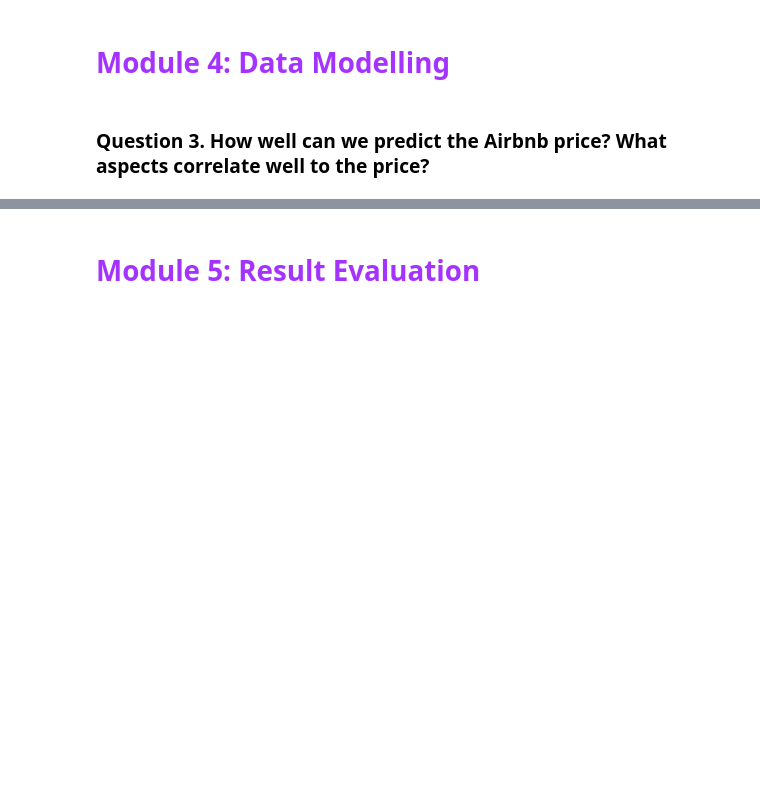
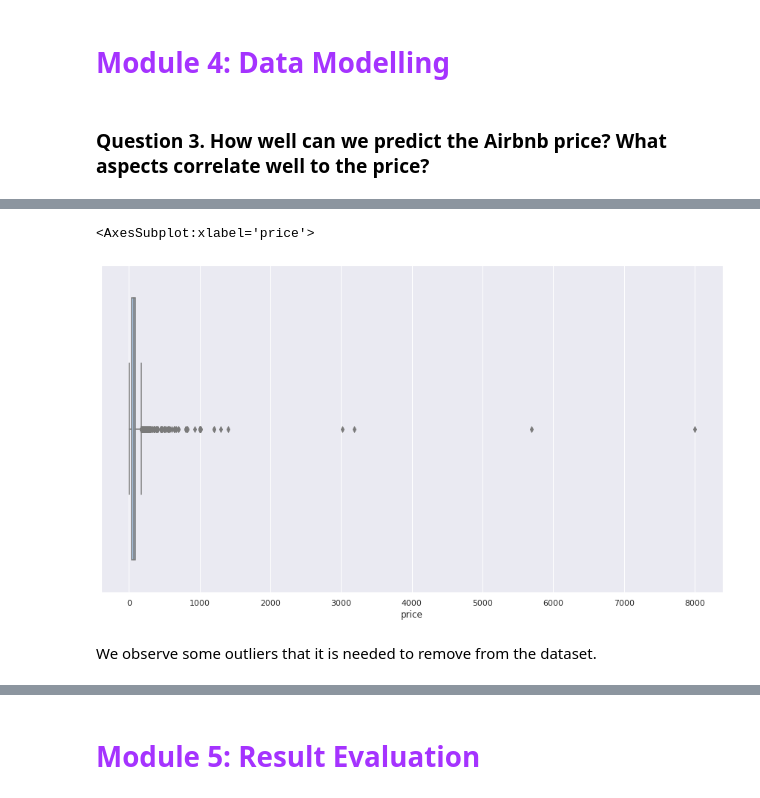
Before and after one commit to MartaBallesterB/DS_projects_nanodegree, a Jupyter notebook: Writing a Data Scientist Blog Post/Valencia_Airbnb_dataset.ipynb, the cells around one changed output, grey strips where cells are left out. Saved outputs shown, nothing was run; the diff lists cells and outputs as text; code cells hidden in the pictures; blank space fills up the shorter version.

```diff
--- a/Writing a Data Scientist Blog Post/Valencia_Airbnb_dataset.ipynb
+++ b/Writing a Data Scientist Blog Post/Valencia_Airbnb_dataset.ipynb
@@ -653,0 +375,11 @@ Accuracy: 63.4 %.
+# %%
+listings_copy = listings_copy.drop(columns=['id', 'name', 'description', 'neighborhood_overview',
+                                           'neighbourhood', 'minimum_minimum_nights', 'maximum_minimum_nights',
+                                            'minimum_maximum_nights', 'maximum_maximum_nights', 'minimum_nights_avg_ntm',
+                                            'maximum_nights_avg_ntm', 'has_availability','availability_30', 'availability_60',
+                                            'availability_90', 'availability_365', 'amenities', 'neighbourhood_cleansed'])
+
+listings_copy = listings_copy[listings_copy.columns.drop(list(listings_copy.filter(regex='host')))]
+listings_copy = listings_copy[listings_copy.columns.drop(list(listings_copy.filter(regex='url')))]
+listings_copy = listings_copy[listings_copy.columns.drop(list(listings_copy.filter(regex='scrape')))]
+listings_copy = listings_copy[listings_copy.columns.drop(list(listings_copy.filter(regex='review')))]
@@ -653,0 +424,9 @@ Accuracy: 63.4 %.
+# %%
+listings_copy['price'] = listings_copy['price'].replace('[\$,]', '', regex=True).astype(float)
+# %%
+sns.boxplot(x=listings_copy["price"], palette="pastel")
+# %% [output]
+<AxesSubplot:xlabel='price'>
+[figure, added]
+# %% [markdown]
+We observe some outliers that it is needed to remove from the dataset.
```
Also changed, not shown: parts of 78 cells of this notebook.
